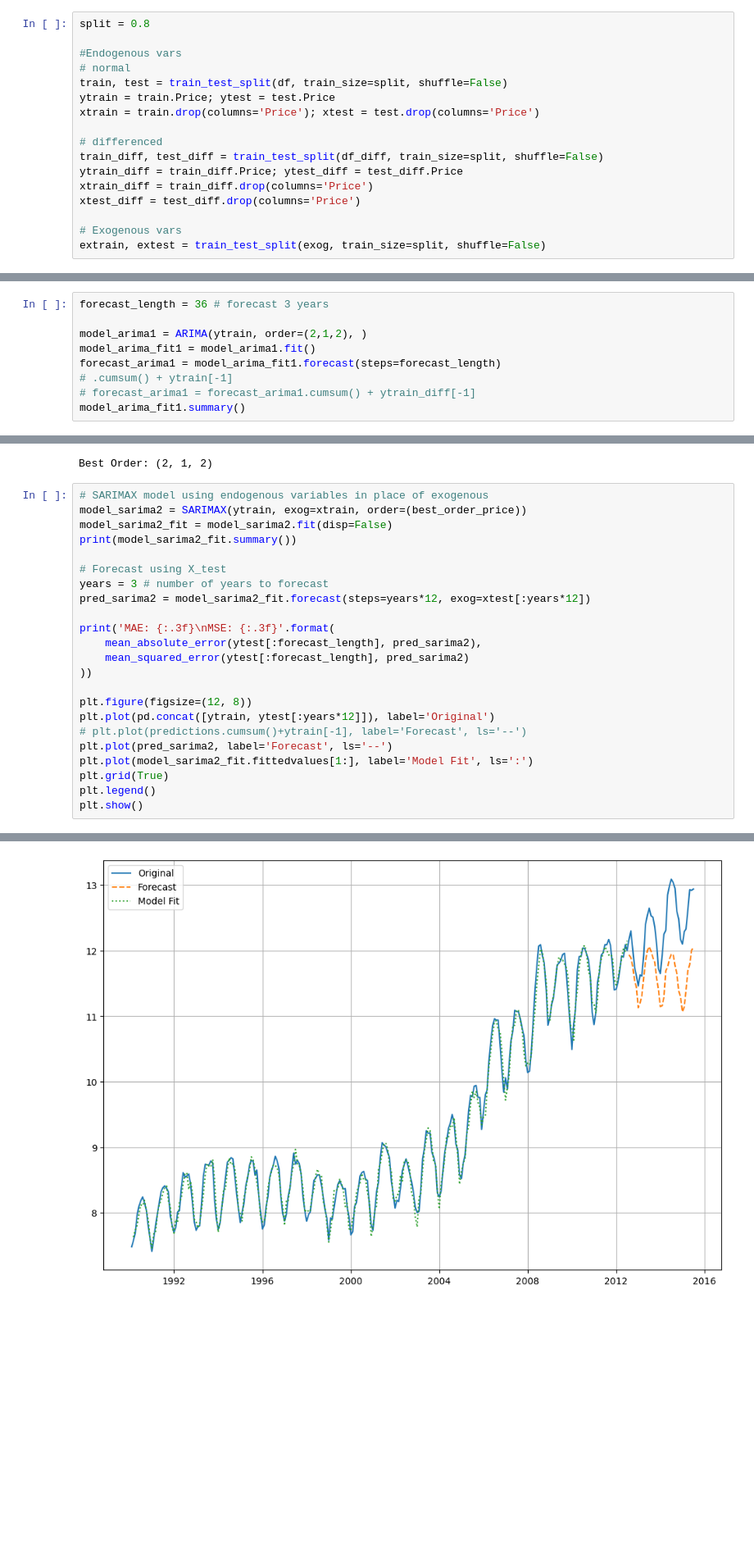
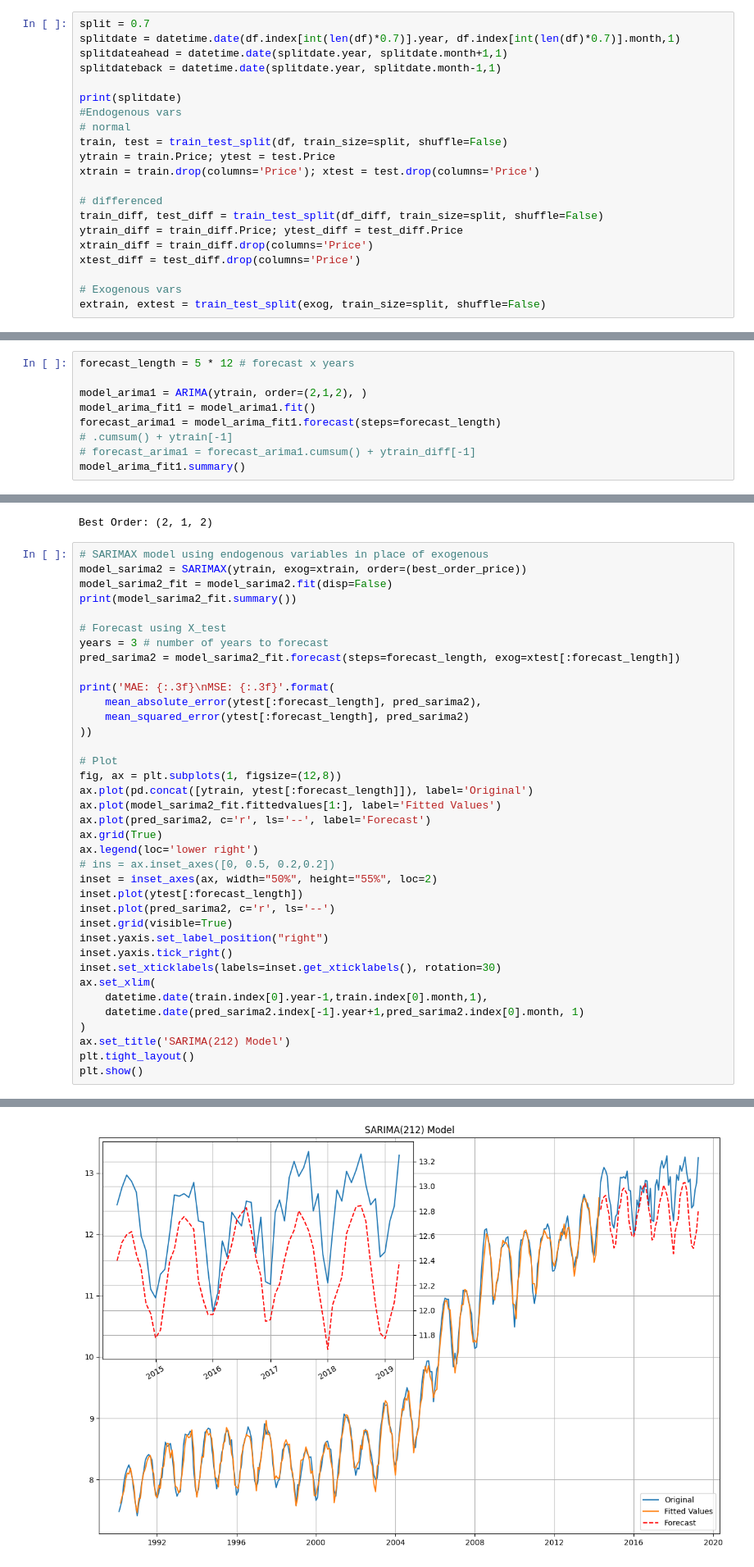
Before and after one commit to bktakacs/springboard_dsc_capstone3, a Jupyter notebook: pp-model.ipynb, the cells around one changed output, grey strips where cells are left out. Shown at 82% size. Cells and saved outputs as stored; diff of their text form; blank space fills up the shorter version.

```diff
--- a/pp-model.ipynb
+++ b/pp-model.ipynb
@@ -118,8 +119,12 @@ df_diff
 | 2024-08-01 | 0.20 | -52.993 | 11.054 | -265.691 | -0.146 |
 415 rows × 5 columns
 # %%
-split = 0.8
+split = 0.7
+splitdate = datetime.date(df.index[int(len(df)*0.7)].year, df.index[int(len(df)*0.7)].month,1)
+splitdateahead = datetime.date(splitdate.year, splitdate.month+1,1)
+splitdateback = datetime.date(splitdate.year, splitdate.month-1,1)
 
+print(splitdate)
 #Endogenous vars
 # normal
 train, test = train_test_split(df, train_size=split, shuffle=False)
@@ -219,7 +226,7 @@ d = 0 means data was not differenced (because we already differenced it)
 # %% [markdown]
 MSE chose same model
 # %%
-forecast_length = 36 # forecast 3 years
+forecast_length = 5 * 12 # forecast x years
 
 model_arima1 = ARIMA(ytrain, order=(2,1,2), )
 model_arima_fit1 = model_arima1.fit()
@@ -357,20 +394,34 @@ print(model_sarima2_fit.summary())
 
 # Forecast using X_test
 years = 3 # number of years to forecast
-pred_sarima2 = model_sarima2_fit.forecast(steps=years*12, exog=xtest[:years*12])
+pred_sarima2 = model_sarima2_fit.forecast(steps=forecast_length, exog=xtest[:forecast_length])
 
 print('MAE: {:.3f}\nMSE: {:.3f}'.format(
     mean_absolute_error(ytest[:forecast_length], pred_sarima2),
     mean_squared_error(ytest[:forecast_length], pred_sarima2)
 ))
 
-plt.figure(figsize=(12, 8))
-plt.plot(pd.concat([ytrain, ytest[:years*12]]), label='Original')
-# plt.plot(predictions.cumsum()+ytrain[-1], label='Forecast', ls='--')
-plt.plot(pred_sarima2, label='Forecast', ls='--')
-plt.plot(model_sarima2_fit.fittedvalues[1:], label='Model Fit', ls=':')
-plt.grid(True)
-plt.legend()
+# Plot
+fig, ax = plt.subplots(1, figsize=(12,8))
+ax.plot(pd.concat([ytrain, ytest[:forecast_length]]), label='Original')
+ax.plot(model_sarima2_fit.fittedvalues[1:], label='Fitted Values')
+ax.plot(pred_sarima2, c='r', ls='--', label='Forecast')
+ax.grid(True)
+ax.legend(loc='lower right')
+# ins = ax.inset_axes([0, 0.5, 0.2,0.2])
+inset = inset_axes(ax, width="50%", height="55%", loc=2)
+inset.plot(ytest[:forecast_length])
+inset.plot(pred_sarima2, c='r', ls='--')
+inset.grid(visible=True)
+inset.yaxis.set_label_position("right")
+inset.yaxis.tick_right()
+inset.set_xticklabels(labels=inset.get_xticklabels(), rotation=30)
+ax.set_xlim(
+    datetime.date(train.index[0].year-1,train.index[0].month,1),
+    datetime.date(pred_sarima2.index[-1].year+1,pred_sarima2.index[0].month, 1)
+)
+ax.set_title('SARIMA(212) Model')
+plt.tight_layout()
 plt.show()
 # %% [output]
                                SARIMAX Results
@@ -393,4 +444,4 @@ MSE: 0.601
-[figure, old version]
+[figure, new version]
 # %%
 # Use only GDP as exog
 model_sarimagdp = SARIMAX(ytrain, exog=extrain.GDP, order=(2, 1, 2))
```
Also changed, not shown: parts of 45 cells of this notebook.
